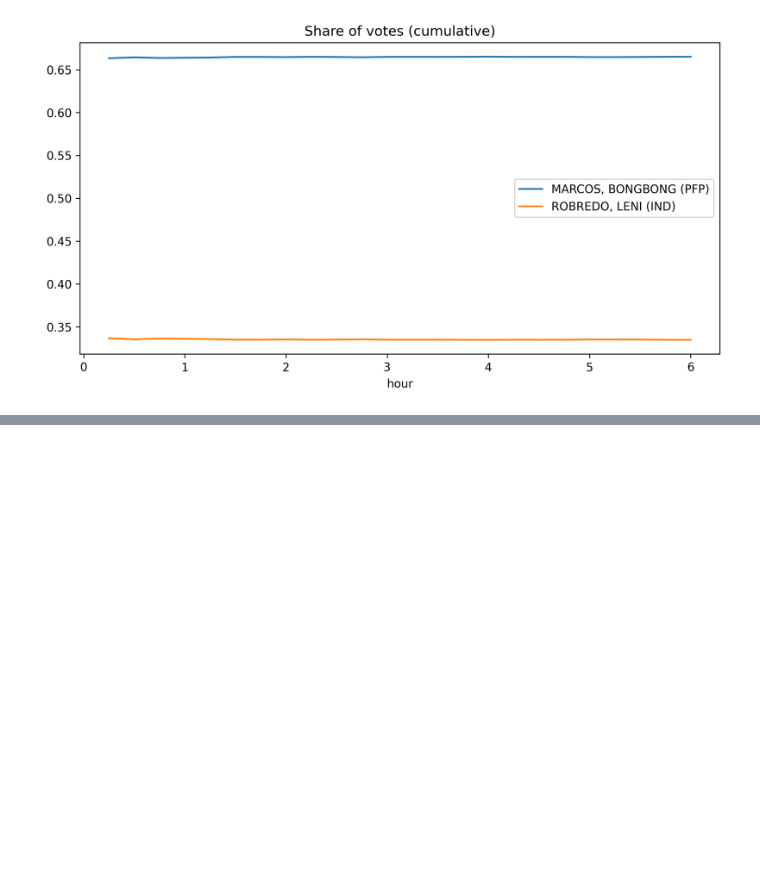
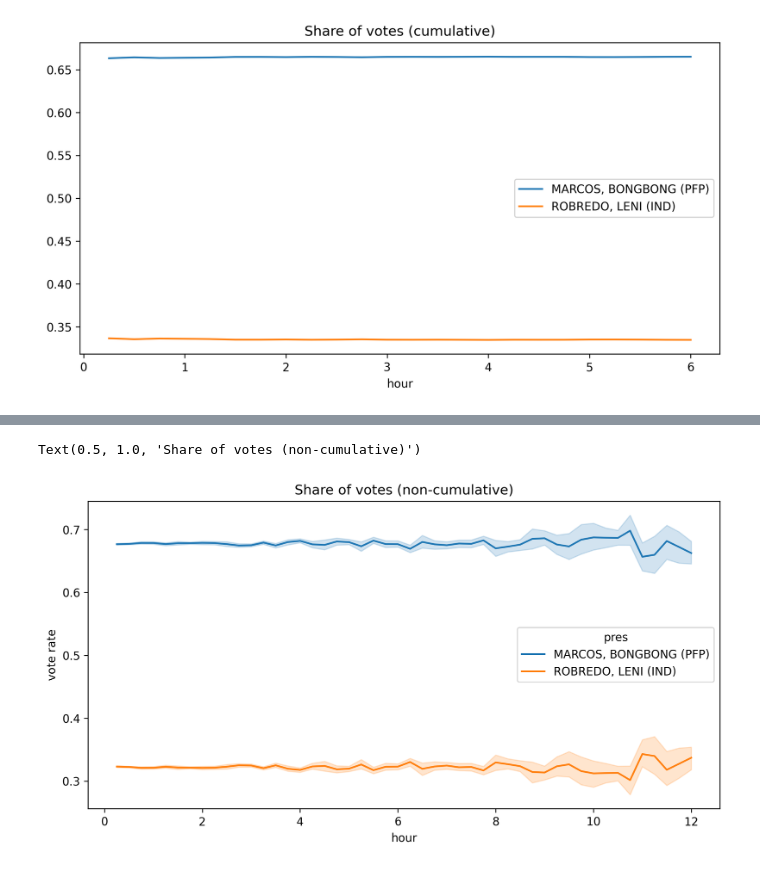
Before and after one commit to avsolatorio/philippine-elections-2022, a Jupyter notebook: ppc-transmission-simulation.ipynb, the cells around one changed output, grey strips where cells are left out. Cells and saved outputs as stored; diff of their text form; code cells hidden in the pictures; blank space fills up the shorter version.

Commit message:
Implement ensemble runs
Signed-off-by: Aivin V. Solatorio <avsolatorio@gmail.com>

```diff
--- a/ppc-transmission-simulation.ipynb
+++ b/ppc-transmission-simulation.ipynb
@@ -148,10 +154,7 @@ fields = ["bo", "v", "tot", "per", "ser", "bon", "pc", "pn"]
 batch = {rv: [] for rv in rvs}
 
 for rv, rf in zip(rvs, results_files):
-    d = cache_load_data(rf)
-
-    pres = d[d["cc"] == PRES_CODE]
-    pres = pres.merge(data_map_president, on="bo", how="left")
+    pres = cache_load_pres_data(rf)
 
     batch[rv].append(pres[fields])
 # %% [output]
@@ -166 +169,13 @@ max        107.000000
 dtype: float64
+# %%
+rvs = np.random.geometric(p, size=len(results_files))
+print(pd.Series(rvs).describe())
+
+fields = ["bo", "v", "tot", "per", "ser", "bon", "pc", "pn"]
+
+batch = {rv: [] for rv in rvs}
+
+for rv, rf in zip(rvs, results_files):
+    pres = cache_load_pres_data(rf)
+
+    batch[rv].append(pres[fields])
@@ -286,0 +374,25 @@ Text(0.5, 1.0, 'Share of votes (cumulative)')
+# %%
+eee = ensemble_s_nc.copy()
+eee = pd.concat([e.reset_index(level=1, drop="count").reset_index() for e in eee])
+
+b_eee = pd.DataFrame()
+b_eee["hour"] = eee["hour"]
+b_eee["vote rate"] = eee["MARCOS, BONGBONG (PFP)"]
+b_eee["pres"] = "MARCOS, BONGBONG (PFP)"
+
+l_eee = pd.DataFrame()
+l_eee["hour"] = eee["hour"]
+l_eee["vote rate"] = eee["ROBREDO, LENI (IND)"]
+l_eee["pres"] = "ROBREDO, LENI (IND)"
+
+long_eee = pd.concat([b_eee, l_eee]).reset_index(drop="index")
+long_eee["hour"] = long_eee["hour"] / PERIODS_PER_HOUR
+
+fig = plt.figure(figsize=(10, 5), dpi=300)
+ax = fig.gca()
+
+sns.lineplot(data=long_eee[long_eee["hour"] <= 12], x="hour", y="vote rate", hue="pres", ax=ax)
+ax.set_title("Share of votes (non-cumulative)")
+# %% [output]
+Text(0.5, 1.0, 'Share of votes (non-cumulative)')
+[figure, added]
```
Also changed, not shown: parts of 7 cells of this notebook, 2 other files.
